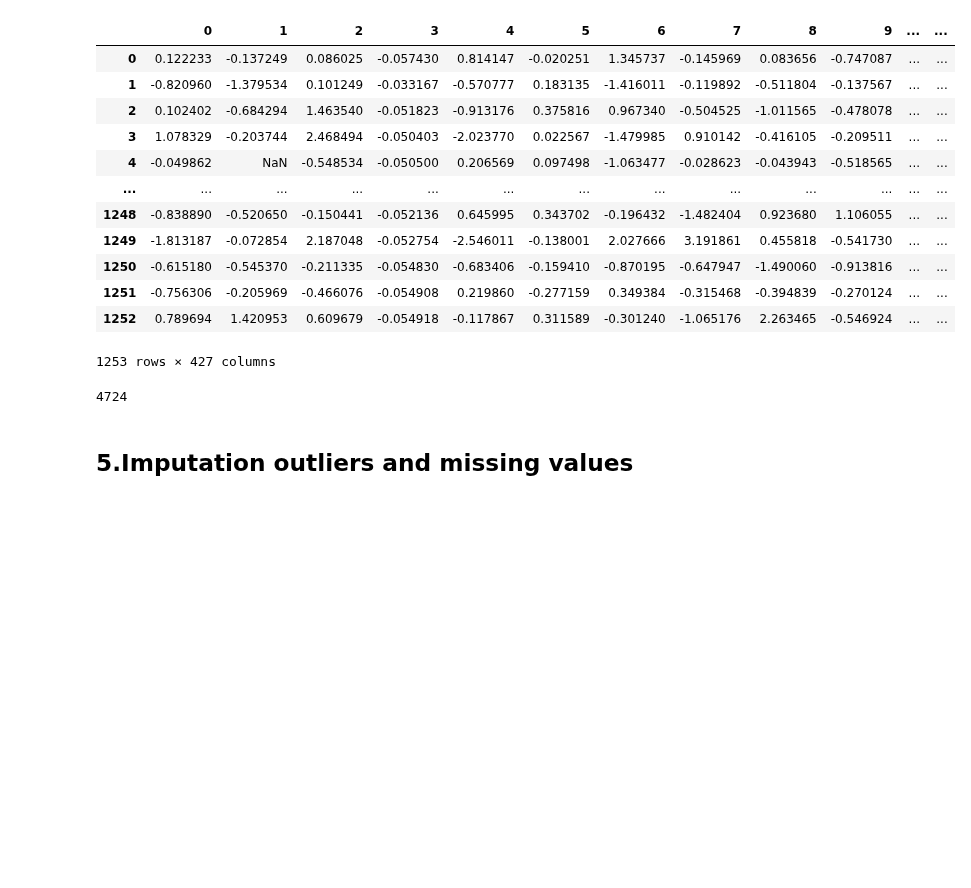
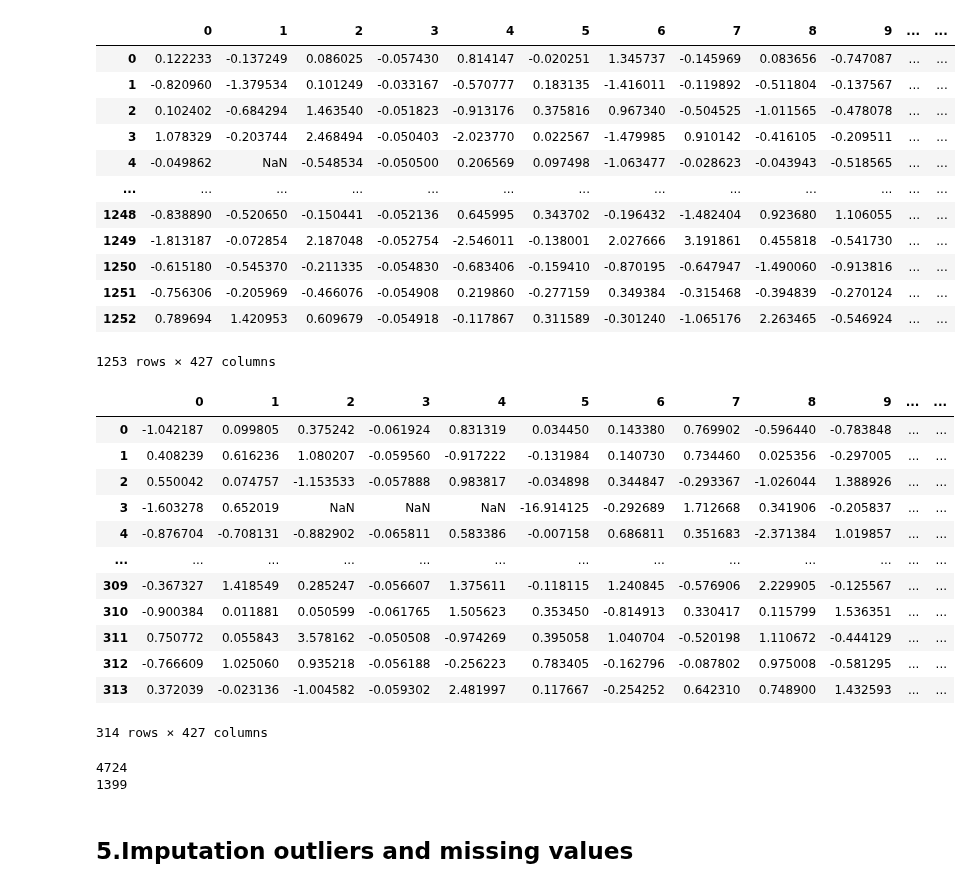
Before and after one commit to Landschy/datamining-htw, a Jupyter notebook: scripts/Presentation2.ipynb, the cells around one changed output. Cells and saved outputs as stored; diff of their text form; code cells hidden in the pictures; blank space fills up the shorter version.

```diff
--- a/scripts/Presentation2.ipynb
+++ b/scripts/Presentation2.ipynb
@@ -250,8 +269,8 @@ See the caveats in the documentation: https://pandas.pydata.org/pandas-docs/stab
 ### 3.3.least volatile
 # %%
 # calculationg the standard deviation and the coefficient standard deviation of each features
-summary = x_train.describe(include='all')
-feature_std = pd.DataFrame(summary.loc['std',:])
-feature_coeffstd = pd.DataFrame(summary.loc['std',:]/abs(summary.loc['mean',:]))
+summary_train = x_train.describe(include='all')
+feature_train_std = pd.DataFrame(summary_train.loc['std',:])
+feature_train_coeffstd = pd.DataFrame(summary_train.loc['std',:]/abs(summary_train.loc['mean',:]))
 # %%
 # the min and max of the standard deviation of features
@@ -270,5 +289,5 @@ Max Coef. Std. 709.586291505058
 # %%
 # sorting features based on the coefficient standard deviation
-feature_coeffstd_sort = feature_coeffstd.sort_values(by=[0])
+feature_train_coeffstd_sort = feature_train_coeffstd.sort_values(by=[0])
 # %%
 # histogram of the coefficient standard deviation of features
@@ -287,8 +306,8 @@ feature_coeffstd_sort.iloc[0:percentage_features,0].hist(bins=30)
 # a percentage of features with the least coeffstd to remove
 percentageToAnalyze = 5
 
-percentage_features_rm = int(len(feature_coeffstd_sort)*percentageToAnalyze/100)
-feature_index = feature_coeffstd_sort.index
-feature_least_volatiles = feature_index[0:percentage_features_rm+1]
-print("Least Volatiles", len(feature_least_volatiles))
+percentage_features_train_rm = int(len(feature_train_coeffstd_sort)*percentageToAnalyze/100)
+feature_train_index = feature_train_coeffstd_sort.index
+feature_train_least_volatiles = feature_train_index[0:percentage_features_train_rm+1]
+print("Least Volatiles train", len(feature_train_least_volatiles))
 # %% [output]
@@ -296,3 +315,4 @@ Least Volatiles 23
 # %%
 # dropping a percentage of features with the least coeffstd
-x_train.drop(feature_least_volatiles, axis = 1, inplace = True)
+x_train.drop(feature_train_least_volatiles, axis = 1, inplace = True)
+x_test = x_test[x_train.columns]
@@ -316,11 +341,30 @@ z_x_train
 | 1251 | -0.756306 | -0.205969 | -0.466076 | -0.054908 | 0.219860 | -0.277159 | 0.349384 | -0.315468 | -0.394839 | -0.270124 | ... | ... |
 | 1252 | 0.789694 | 1.420953 | 0.609679 | -0.054918 | -0.117867 | 0.311589 | -0.301240 | -1.065176 | 2.263465 | -0.546924 | ... | ... |
 1253 rows × 427 columns
+# %%
+z_x_test = pd.DataFrame(stats.zscore(x_test,nan_policy='omit'))
+z_x_test
+# %% [output]
+|  | 0 | 1 | 2 | 3 | 4 | 5 | 6 | 7 | 8 | 9 | ... | ... |
+| 0 | -1.042187 | 0.099805 | 0.375242 | -0.061924 | 0.831319 | 0.034450 | 0.143380 | 0.769902 | -0.596440 | -0.783848 | ... | ... |
+| 1 | 0.408239 | 0.616236 | 1.080207 | -0.059560 | -0.917222 | -0.131984 | 0.140730 | 0.734460 | 0.025356 | -0.297005 | ... | ... |
+| 2 | 0.550042 | 0.074757 | -1.153533 | -0.057888 | 0.983817 | -0.034898 | 0.344847 | -0.293367 | -1.026044 | 1.388926 | ... | ... |
+| 3 | -1.603278 | 0.652019 | NaN | NaN | NaN | -16.914125 | -0.292689 | 1.712668 | 0.341906 | -0.205837 | ... | ... |
+| 4 | -0.876704 | -0.708131 | -0.882902 | -0.065811 | 0.583386 | -0.007158 | 0.686811 | 0.351683 | -2.371384 | 1.019857 | ... | ... |
+| ... | ... | ... | ... | ... | ... | ... | ... | ... | ... | ... | ... | ... |
+| 309 | -0.367327 | 1.418549 | 0.285247 | -0.056607 | 1.375611 | -0.118115 | 1.240845 | -0.576906 | 2.229905 | -0.125567 | ... | ... |
+| 310 | -0.900384 | 0.011881 | 0.050599 | -0.061765 | 1.505623 | 0.353450 | -0.814913 | 0.330417 | 0.115799 | 1.536351 | ... | ... |
+| 311 | 0.750772 | 0.055843 | 3.578162 | -0.050508 | -0.974269 | 0.395058 | 1.040704 | -0.520198 | 1.110672 | -0.444129 | ... | ... |
+| 312 | -0.766609 | 1.025060 | 0.935218 | -0.056188 | -0.256223 | 0.783405 | -0.162796 | -0.087802 | 0.975008 | -0.581295 | ... | ... |
+| 313 | 0.372039 | -0.023136 | -1.004582 | -0.059302 | 2.481997 | 0.117667 | -0.254252 | 0.642310 | 0.748900 | 1.432593 | ... | ... |
+314 rows × 427 columns
 # %%
 # calculating the number of outliers
-sum(z_x_train.apply(lambda x: sum(x.apply(lambda x: 1 if abs(x)>3 else 0))))
+print(sum(z_x_train.apply(lambda x: sum(x.apply(lambda x: 1 if abs(x)>3 else 0)))))
+print(sum(z_x_test.apply(lambda x: sum(x.apply(lambda x: 1 if abs(x)>3 else 0)))))
 # %% [output]
 4724
+1399
 # %% [markdown]
 ## 5.Imputation outliers and missing values
 # %% [markdown]
```
Also changed, not shown: parts of 39 cells of this notebook.
